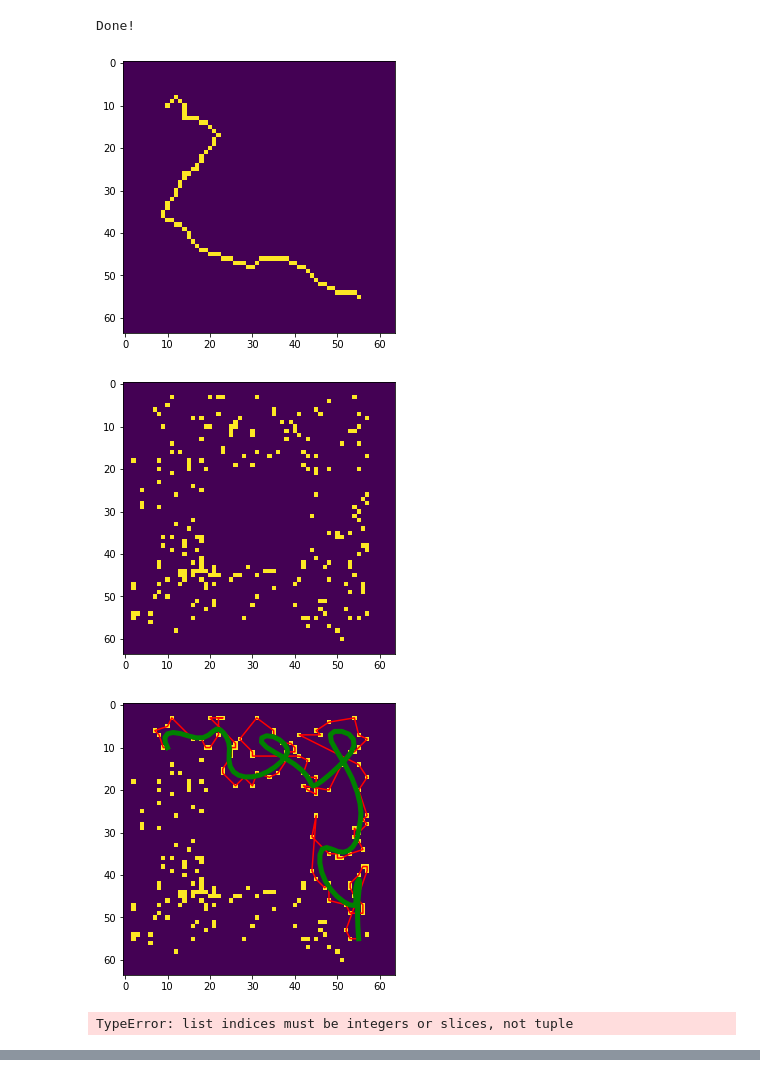
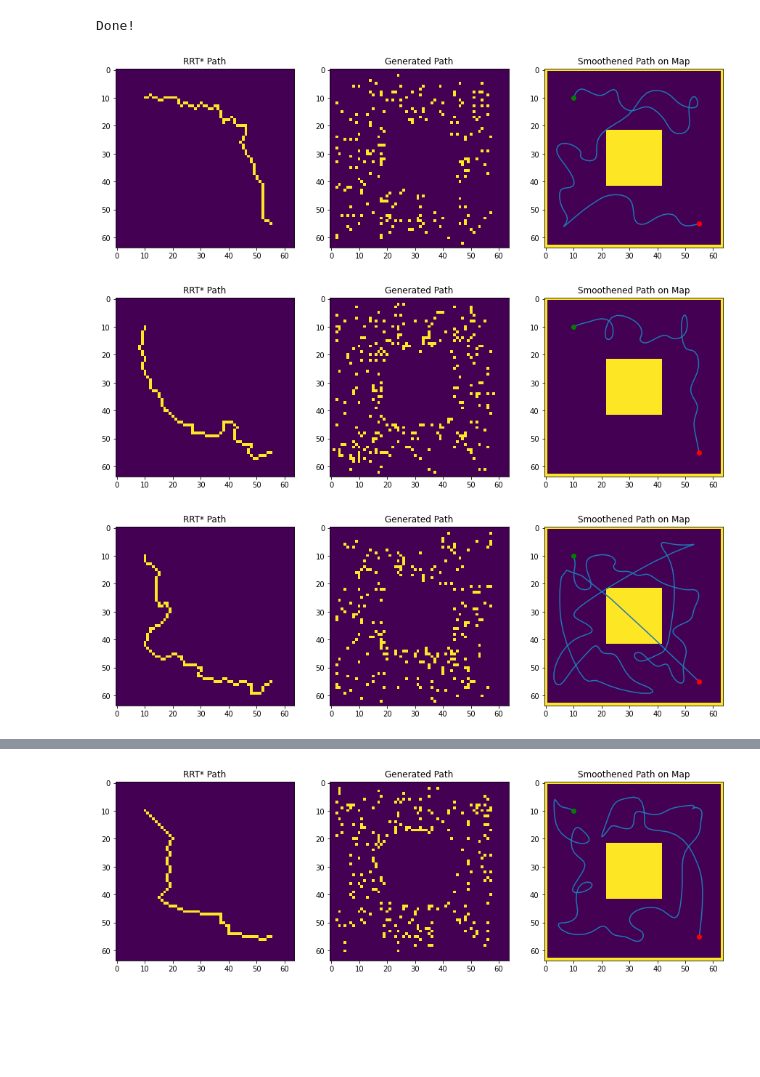
Before and after one commit to AICV-UofGuelph/GAN-NN, a Jupyter notebook: load_network.ipynb, the cells around one changed output, grey strips where cells are left out. Saved outputs shown, nothing was run; the diff lists cells and outputs as text; code cells hidden in the pictures; blank space fills up the shorter version.

```diff
--- a/load_network.ipynb
+++ b/load_network.ipynb
@@ -272,38 +272,47 @@ Done!
 # %%
 count = 0
 
 for batch_idx, real in enumerate(dataloader_test):
 
     if count == NUM_EXAMPLES:
         break
 
     initial_path = real[:,1:2,:,:]
     rrt_path = real[:,0:1,:,:]
     noise = torch.randn(NOISE_SHAPE, device=device)
     noise = torch.concat((noise, initial_path, map), axis=1)
 
     result = gen(noise).cpu().detach().numpy()[0][0].tolist()
 
-    # display original rrt star path:
-    plt.figure(figsize=(5,5))
+    fig = plt.figure(figsize=(15,15))
+
+
+
+    # display RRT* path:
+    fig.add_subplot(1,3,1)
     plt.imshow(rrt_path[0][0].cpu())
-    plt.show()
+    plt.title("RRT* Path")
 
-    # display what the generator created:
-    plt.figure(figsize=(5,5))
+    # display the path the generator created:
+    fig.add_subplot(1,3,2)
     plt.imshow(result)
-    plt.show()
+    plt.title("Generated Path")
 
-    # display connected path:
-    smooth_paths = smoothen_paths([result], START, GOAL, figsize=(5,5), display=True)
+    # create smoothened path:
+    smooth_paths = smoothen_paths([result], START, GOAL, figsize=(5,5), display=False)[0]
 
+    # display smoothened path and obstacle map:
+    fig.add_subplot(1,3,3)
     plt.imshow(map.cpu()[0][0])
-    plt.plot(smooth_paths[:,0], smooth_paths[:,1])
+    plt.plot(smooth_paths[:,1], smooth_paths[:,0])
+    plt.scatter(START[1], START[0], c="g", zorder=5)
+    plt.scatter(GOAL[1], GOAL[0], c="r", zorder=5)
+    plt.title("Smoothened Path on Map")
+
     plt.show()
 
     count += 1
 # %% [output]
-[figure, old version]
+[figure, new version]
-[figure, old version]
+[figure, new version]
-[figure, old version]
+[figure, new version]
-TypeError: list indices must be integers or slices, not tuple
@@ -310,0 +320 @@ TypeError: list indices must be integers or slices, not tuple
+[figure, added]
```
Also changed, not shown: parts of 1 cell of this notebook.
